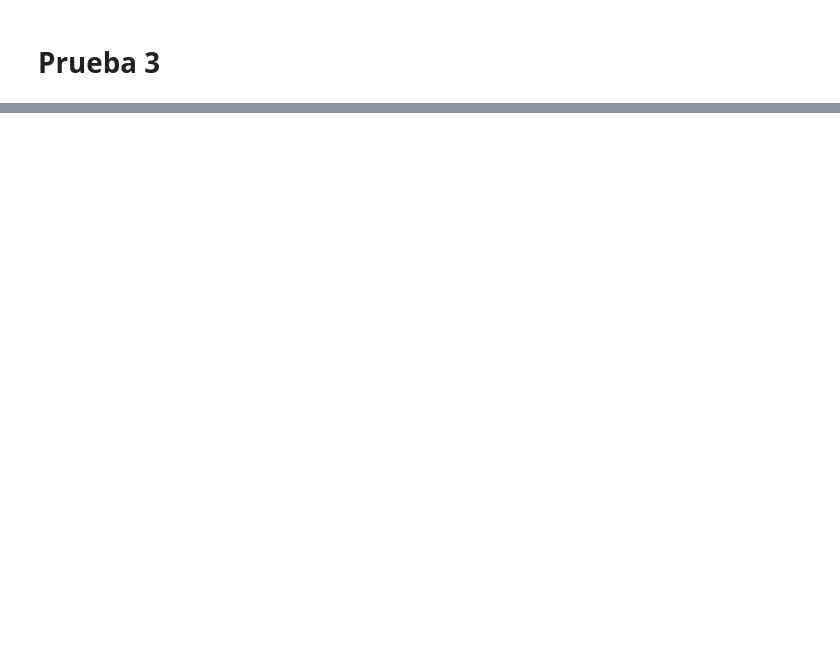
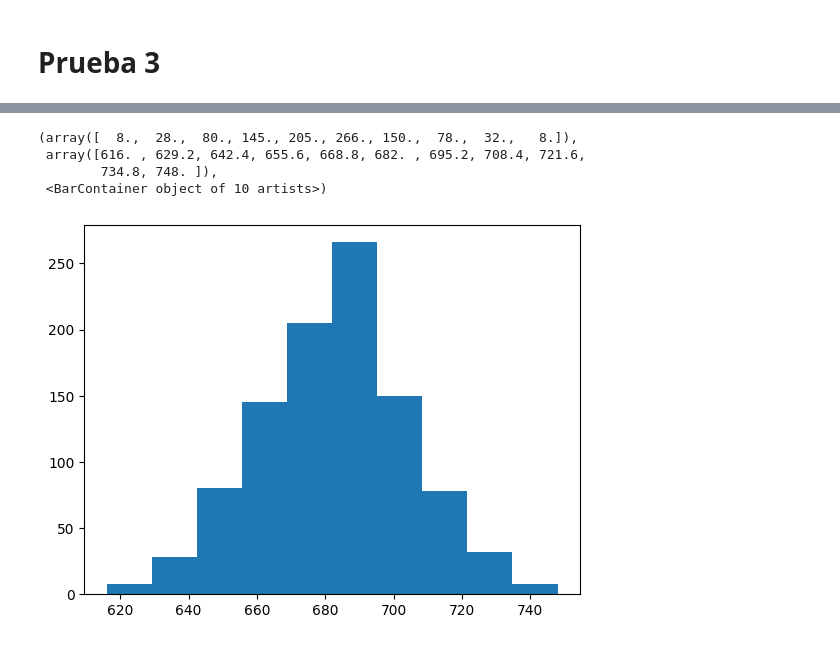
Before and after one commit to jfelixrojas/Seguimiento_2_FCI2024, a Jupyter notebook: prueba.ipynb, the cells around one changed output, grey strips where cells are left out. Cells and saved outputs as stored; diff of their text form; code cells hidden in the pictures; blank space fills up the shorter version.

```diff
--- a/prueba.ipynb
+++ b/prueba.ipynb
@@ -147,0 +158,8 @@ ValueError: `bins` must increase monotonically, when an array
+# %%
+plt.hist(NB)
+# %% [output]
+(array([  8.,  28.,  80., 145., 205., 266., 150.,  78.,  32.,   8.]),
+ array([616. , 629.2, 642.4, 655.6, 668.8, 682. , 695.2, 708.4, 721.6,
+        734.8, 748. ]),
+ <BarContainer object of 10 artists>)
+[figure, added]
```
Also changed, not shown: parts of 8 cells of this notebook.
